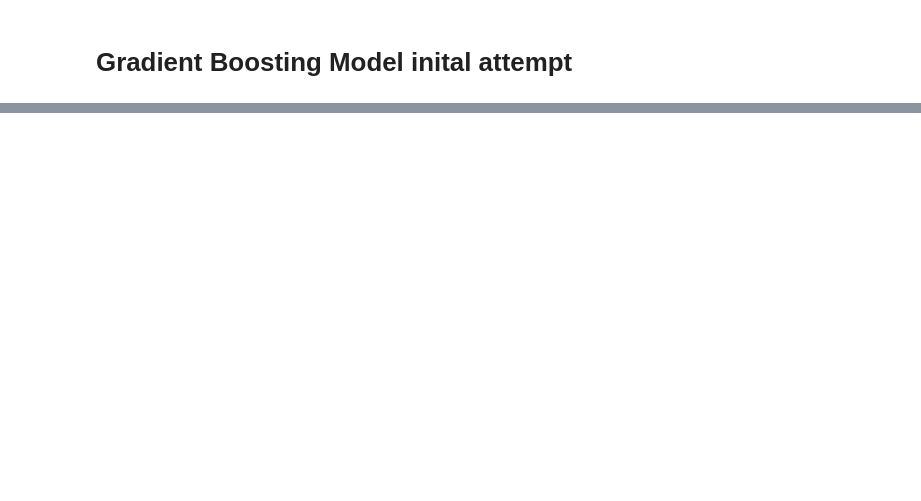
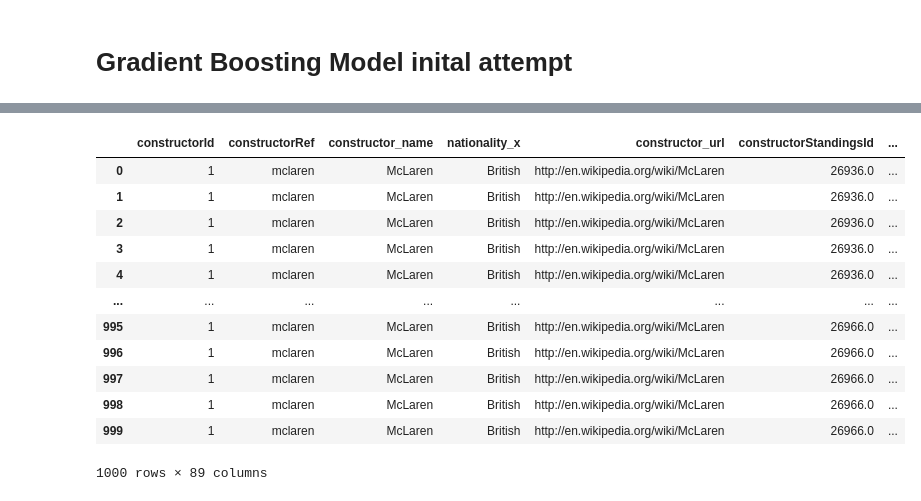
Before and after one commit to Plyrex/COMP3608-Project, a Jupyter notebook: gradient_boosting.ipynb, the cells around one changed output, grey strips where cells are left out. Drawn from its saved outputs; the diff is of its cells as text; code cells hidden in the pictures; blank space fills up the shorter version.

```diff
--- a/gradient_boosting.ipynb
+++ b/gradient_boosting.ipynb
@@ -30,0 +31,17 @@ df= pd.read_csv("test.csv")
+# %%
+df2= df.head(1000)
+df2
+# %% [output]
+|  | constructorId | constructorRef | constructor_name | nationality_x | constructor_url | constructorStandingsId | ... |
+| 0 | 1 | mclaren | McLaren | British | http://en.wikipedia.org/wiki/McLaren | 26936.0 | ... |
+| 1 | 1 | mclaren | McLaren | British | http://en.wikipedia.org/wiki/McLaren | 26936.0 | ... |
+| 2 | 1 | mclaren | McLaren | British | http://en.wikipedia.org/wiki/McLaren | 26936.0 | ... |
+| 3 | 1 | mclaren | McLaren | British | http://en.wikipedia.org/wiki/McLaren | 26936.0 | ... |
+| 4 | 1 | mclaren | McLaren | British | http://en.wikipedia.org/wiki/McLaren | 26936.0 | ... |
+| ... | ... | ... | ... | ... | ... | ... | ... |
+| 995 | 1 | mclaren | McLaren | British | http://en.wikipedia.org/wiki/McLaren | 26966.0 | ... |
+| 996 | 1 | mclaren | McLaren | British | http://en.wikipedia.org/wiki/McLaren | 26966.0 | ... |
+| 997 | 1 | mclaren | McLaren | British | http://en.wikipedia.org/wiki/McLaren | 26966.0 | ... |
+| 998 | 1 | mclaren | McLaren | British | http://en.wikipedia.org/wiki/McLaren | 26966.0 | ... |
+| 999 | 1 | mclaren | McLaren | British | http://en.wikipedia.org/wiki/McLaren | 26966.0 | ... |
+1000 rows × 89 columns
```
Also changed, not shown: parts of 12 cells of this notebook, 1 other file.
